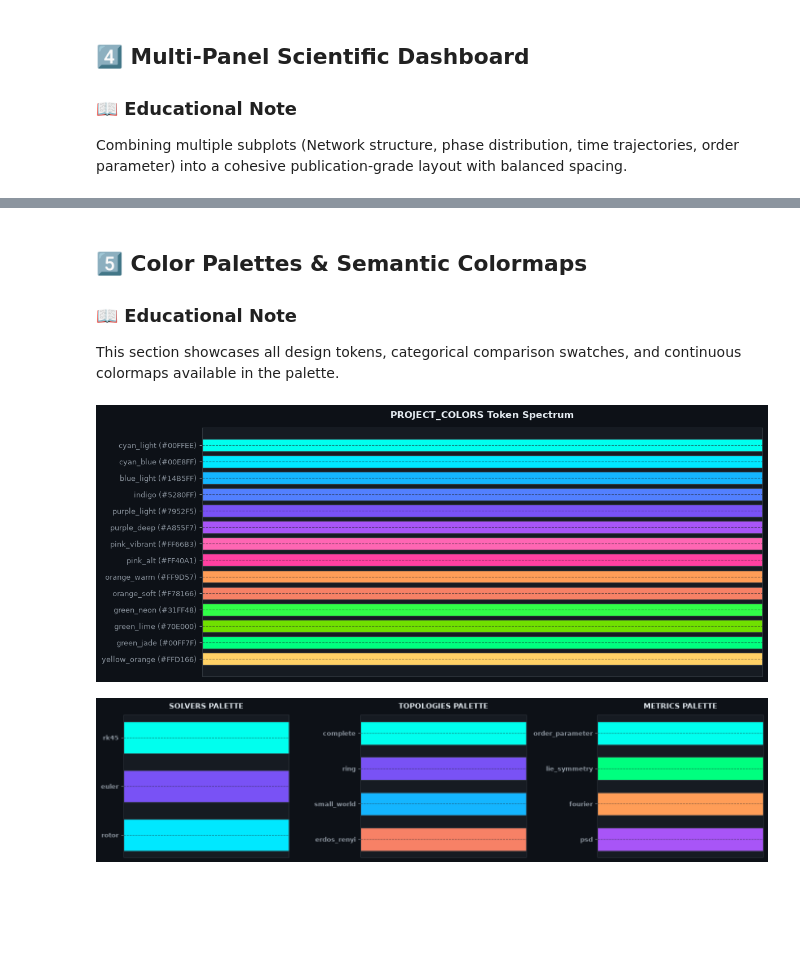
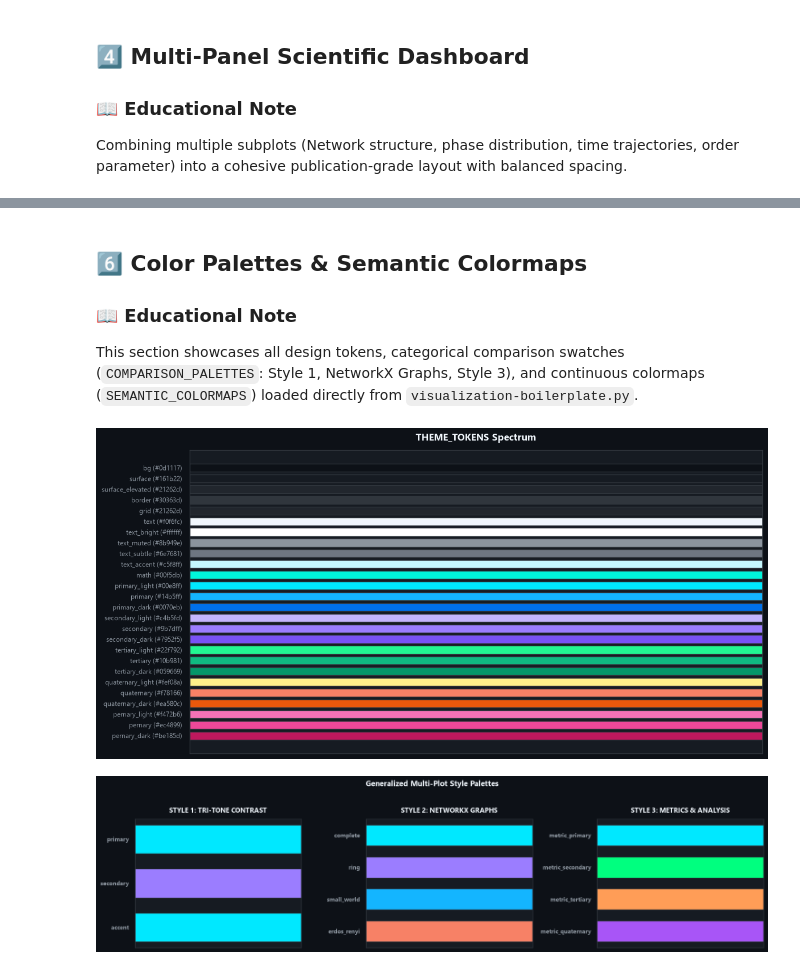
Before and after one commit to eigenscribe/agent-workspace, a Jupyter notebook: boilerplates/visuals-boilerplate.ipynb, the cells around one changed output, grey strips where cells are left out. Saved outputs shown, nothing was run; the diff lists cells and outputs as text; code cells hidden in the pictures; blank space fills up the shorter version.

Commit message:
plotting boilerplates

```diff
--- a/boilerplates/visuals-boilerplate.ipynb
+++ b/boilerplates/visuals-boilerplate.ipynb
@@ -295,33 +314,39 @@ plt.show()
 # %% [markdown]
-## 5️⃣ Color Palettes & Semantic Colormaps
+## 6️⃣ Color Palettes & Semantic Colormaps
 
 ### 📖 Educational Note
-This section showcases all design tokens, categorical comparison swatches, and continuous colormaps available in the palette.
+This section showcases all design tokens, categorical comparison swatches (`COMPARISON_PALETTES`: Style 1, NetworkX Graphs, Style 3), and continuous colormaps (`SEMANTIC_COLORMAPS`) loaded directly from `visualization-boilerplate.py`.
 # %%
 # Render all project color tokens
-token_names = list(PROJECT_COLORS.keys())
-token_hexes = list(PROJECT_COLORS.values())
+token_names = list(THEME_TOKENS.keys())
+token_hexes = list(THEME_TOKENS.values())
 n_tokens = len(token_names)
 
-fig, ax = plt.subplots(figsize=(12, 5))
+fig, ax = plt.subplots(figsize=(12, 6))
 y_positions = np.arange(n_tokens)
 
 ax.barh(y_positions, np.ones(n_tokens), color=token_hexes, edgecolor=BORDER_COLOR, height=0.75)
 ax.set_yticks(y_positions)
-ax.set_yticklabels([f"{name} ({hex_val})" for name, hex_val in zip(token_names, token_hexes)], fontsize=9)
+ax.set_yticklabels([f"{name} ({hex_val})" for name, hex_val in zip(token_names, token_hexes)], fontsize=8.5)
 ax.set_xlim(0, 1)
 ax.set_xticks([])
 ax.invert_yaxis()
-ax.set_title("PROJECT_COLORS Token Spectrum", fontsize=12, fontweight="bold", pad=12)
+ax.set_title("THEME_TOKENS Spectrum", fontsize=12, fontweight="bold", pad=12, color=TEXT_PRIMARY)
 plt.tight_layout()
 plt.show()
 # %% [output]
-[figure, old version]
+[figure, new version]
 # %%
-# Render comparison palettes
-fig, axes = plt.subplots(1, 3, figsize=(14, 3.5))
+# Render comparison palettes: Style 1, NetworkX Graphs, Style 3
+palette_display_names = {
+    "style_1": "STYLE 1: TRI-TONE CONTRAST",
+    "networkx_graphs": "STYLE 2: NETWORKX GRAPHS",
+    "style_3": "STYLE 3: METRICS & ANALYSIS",
+}
 
-for idx, (cat_name, cat_dict) in enumerate(COMPARISON_PALETTE.items()):
+fig, axes = plt.subplots(1, 3, figsize=(15, 3.8))
+
+for idx, (cat_key, cat_dict) in enumerate(COMPARISON_PALETTES.items()):
     ax = axes[idx]
     keys = list(cat_dict.keys())
     colors_list = list(cat_dict.values())
@@ -333,10 +358,12 @@ for idx, (cat_name, cat_dict) in enumerate(COMPARISON_PALETTE.items()):
     ax.set_xlim(0, 1)
     ax.set_xticks([])
     ax.invert_yaxis()
-    ax.set_title(f"{cat_name.upper()} PALETTE", fontsize=11, fontweight="bold", pad=10)
+    disp_title = palette_display_names.get(cat_key, cat_key.upper().replace("_", " "))
+    ax.set_title(disp_title, fontsize=10.5, fontweight="bold", pad=10, color=TEXT_PRIMARY)
 
+plt.suptitle("Generalized Multi-Plot Style Palettes", fontsize=12.5, fontweight="bold", y=1.02, color=TEXT_PRIMARY)
 plt.tight_layout()
 plt.show()
 # %% [output]
-[figure, old version]
+[figure, new version]
 # %%
```
Also changed, not shown: parts of 12 cells of this notebook, 6 other files.
